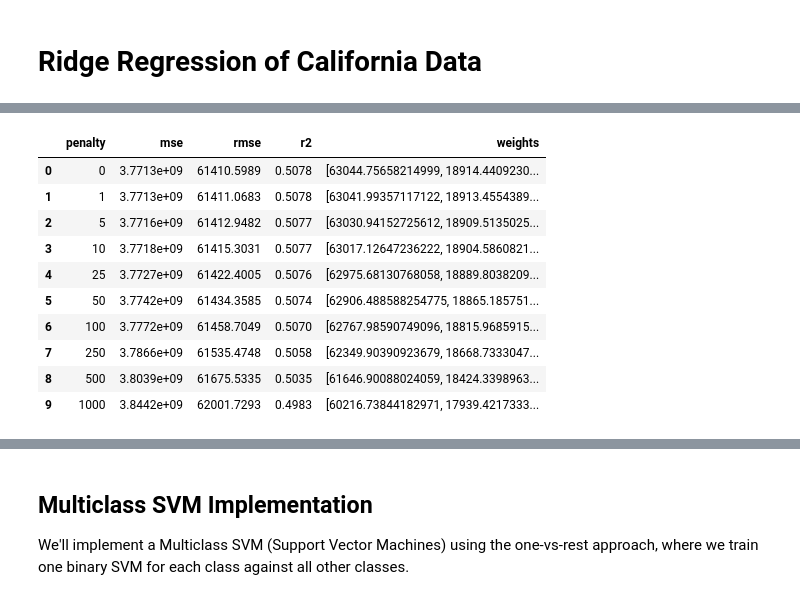
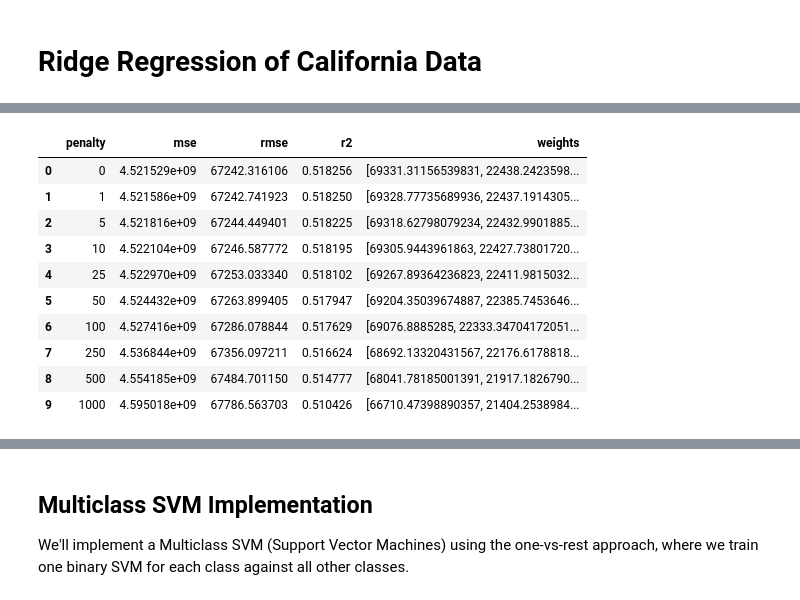
Before and after one commit to LukasKuhz/551git, a Jupyter notebook: A1.ipynb, the cells around one changed output, grey strips where cells are left out. Cells and saved outputs as stored; diff of their text form; code cells hidden in the pictures.

```diff
--- a/A1.ipynb
+++ b/A1.ipynb
@@ -414,8 +347,8 @@ from sklearn.preprocessing import StandardScaler
 features = ["median_income", "housing_median_age", "total_rooms", "total_bedrooms", "population", "households"]
 target = "median_house_value"
 
-X = housing_box_clean[features].values
-Y = housing_box_clean[target].values
+X = housing_clean[features].values
+Y = housing_clean[target].values
 
 # Train/test split (70/30, random_state=42)
 X_train, X_test, Y_train, Y_test = train_test_split(X, Y, test_size=0.3, random_state=42)
@@ -458,10 +391,13 @@ Coefficients: [ 62186.54026052  18694.32592286 -17277.66779316  21417.70728813
 # %%
 # Extended Ridge Regression analysis: more penalties, RMSE, R^2
 import matplotlib.pyplot as plt
+from sklearn.linear_model import Ridge
 
 penalties = [0, 1, 5, 10, 25, 50, 100, 250, 500, 1000]
 results = []
+results_sklearn = []
 for penalty in penalties:
+    # Custom Ridge Regression
     model = RidgeRegression(learning_rate=0.01, iterations=1000, penalty=penalty)
     model.fit(X_train_scaled, Y_train)
     Y_pred = model.predict(X_test_scaled)
@@ -469,28 +405,40 @@ for penalty in penalties:
     rmse = np.sqrt(mse)
     r2 = 1 - mse / np.var(Y_test)
     results.append({"penalty": penalty, "mse": mse, "rmse": rmse, "r2": r2, "weights": model.weights.copy()})
-    print(f"Penalty: {penalty}, MSE: {mse:.2f}, RMSE: {rmse:.2f}, R^2: {r2:.4f}")
-    print(f"Coefficients: {model.weights}")
+    print(f"Custom Ridge - Penalty: {penalty}, MSE: {mse:.2f}, RMSE: {rmse:.2f}, R^2: {r2:.4f}")
+    # Sklearn Ridge Regression
+    skl_model = Ridge(alpha=penalty, max_iter=1000)
+    skl_model.fit(X_train_scaled, Y_train)
+    Y_pred_skl = skl_model.predict(X_test_scaled)
+    mse_skl = np.mean((Y_test - Y_pred_skl) ** 2)
+    rmse_skl = np.sqrt(mse_skl)
+    r2_skl = skl_model.score(X_test_scaled, Y_test)
+    results_sklearn.append({"penalty": penalty, "mse": mse_skl, "rmse": rmse_skl, "r2": r2_skl, "weights": skl_model.coef_.copy()})
+    print(f"Sklearn Ridge - Penalty: {penalty}, MSE: {mse_skl:.2f}, RMSE: {rmse_skl:.2f}, R^2: {r2_skl:.4f}")
 
 # Display summary of results
 import pandas as pd
 summary = pd.DataFrame(results)
+summary_skl = pd.DataFrame(results_sklearn)
+print("Custom Ridge Regression Results:")
 display(summary)
+print("Sklearn Ridge Regression Results:")
+display(summary_skl)
 
-# Plot MSE, RMSE, R^2 vs penalty
-fig, axs = plt.subplots(1, 3, figsize=(16, 4))
-axs[0].plot(summary["penalty"], summary["mse"], marker='o')
+# Plot comparison of MSE and RMSE for custom vs sklearn Ridge
+fig, axs = plt.subplots(1, 2, figsize=(12, 4))
+axs[0].plot(summary["penalty"], summary["mse"], marker='o', label='Custom Ridge')
+axs[0].plot(summary_skl["penalty"], summary_skl["mse"], marker='x', label='Sklearn Ridge')
 axs[0].set_title("MSE vs Penalty")
 axs[0].set_xlabel("Penalty")
 axs[0].set_ylabel("MSE")
-axs[1].plot(summary["penalty"], summary["rmse"], marker='o', color='tab:orange')
+axs[0].legend()
+axs[1].plot(summary["penalty"], summary["rmse"], marker='o', label='Custom Ridge')
+axs[1].plot(summary_skl["penalty"], summary_skl["rmse"], marker='x', label='Sklearn Ridge')
 axs[1].set_title("RMSE vs Penalty")
 axs[1].set_xlabel("Penalty")
 axs[1].set_ylabel("RMSE")
-axs[2].plot(summary["penalty"], summary["r2"], marker='o', color='tab:green')
-axs[2].set_title("R^2 vs Penalty")
-axs[2].set_xlabel("Penalty")
-axs[2].set_ylabel("R^2")
+axs[1].legend()
 plt.tight_layout()
 plt.show()
 # %% [output]
@@ -626,8 +534,8 @@ class LassoRegression():
 # Apply LASSO Regression to housing_box_clean data
 features = ["median_income", "housing_median_age", "total_rooms", "total_bedrooms", "population", "households"]
 target = "median_house_value"
-X = housing_box_clean[features].values
-Y = housing_box_clean[target].values
+X = housing_clean[features].values
+Y = housing_clean[target].values
 from sklearn.model_selection import train_test_split
 from sklearn.preprocessing import StandardScaler
 X_train, X_test, Y_train, Y_test = train_test_split(X, Y, test_size=0.3, random_state=42)
@@ -681,11 +589,11 @@ Coefficients: [ 60216.73844183  17939.42173335 -11963.92898711  17186.29512553
 |  | penalty | mse | rmse | r2 | weights |
-| 0 | 0 | 3.7713e+09 | 61410.5989 | 0.5078 | [63044.75658214999, 18914.4409230... |
-| 1 | 1 | 3.7713e+09 | 61411.0683 | 0.5078 | [63041.99357117122, 18913.4554389... |
-| 2 | 5 | 3.7716e+09 | 61412.9482 | 0.5077 | [63030.94152725612, 18909.5135025... |
-| 3 | 10 | 3.7718e+09 | 61415.3031 | 0.5077 | [63017.12647236222, 18904.5860821... |
-| 4 | 25 | 3.7727e+09 | 61422.4005 | 0.5076 | [62975.68130768058, 18889.8038209... |
-| 5 | 50 | 3.7742e+09 | 61434.3585 | 0.5074 | [62906.488588254775, 18865.185751... |
-| 6 | 100 | 3.7772e+09 | 61458.7049 | 0.5070 | [62767.98590749096, 18815.9685915... |
-| 7 | 250 | 3.7866e+09 | 61535.4748 | 0.5058 | [62349.90390923679, 18668.7333047... |
-| 8 | 500 | 3.8039e+09 | 61675.5335 | 0.5035 | [61646.90088024059, 18424.3398963... |
-| 9 | 1000 | 3.8442e+09 | 62001.7293 | 0.4983 | [60216.73844182971, 17939.4217333... |
+| 0 | 0 | 4.521529e+09 | 67242.316106 | 0.518256 | [69331.31156539831, 22438.2423598... |
+| 1 | 1 | 4.521586e+09 | 67242.741923 | 0.518250 | [69328.77735689936, 22437.1914305... |
+| 2 | 5 | 4.521816e+09 | 67244.449401 | 0.518225 | [69318.62798079234, 22432.9901885... |
+| 3 | 10 | 4.522104e+09 | 67246.587772 | 0.518195 | [69305.9443961863, 22427.73801720... |
+| 4 | 25 | 4.522970e+09 | 67253.033340 | 0.518102 | [69267.89364236823, 22411.9815032... |
+| 5 | 50 | 4.524432e+09 | 67263.899405 | 0.517947 | [69204.35039674887, 22385.7453646... |
+| 6 | 100 | 4.527416e+09 | 67286.078844 | 0.517629 | [69076.8885285, 22333.34704172051... |
+| 7 | 250 | 4.536844e+09 | 67356.097211 | 0.516624 | [68692.13320431567, 22176.6178818... |
+| 8 | 500 | 4.554185e+09 | 67484.701150 | 0.514777 | [68041.78185001391, 21917.1826790... |
+| 9 | 1000 | 4.595018e+09 | 67786.563703 | 0.510426 | [66710.47398890357, 21404.2538984... |
```
Also changed, not shown: parts of 16 cells of this notebook.
